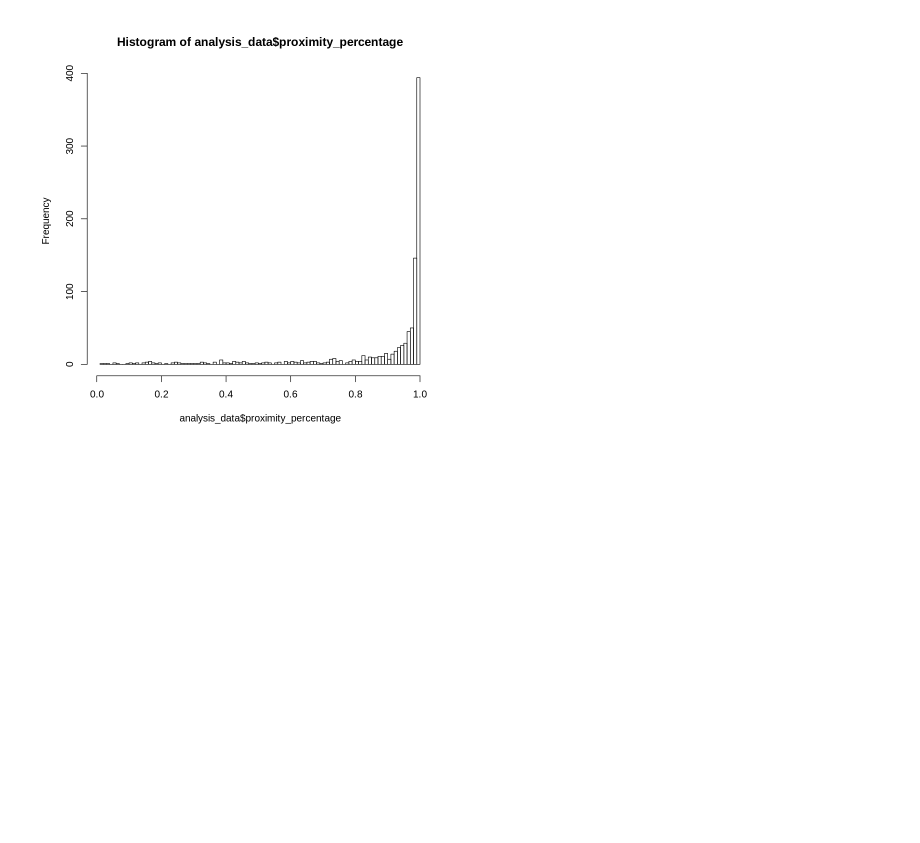
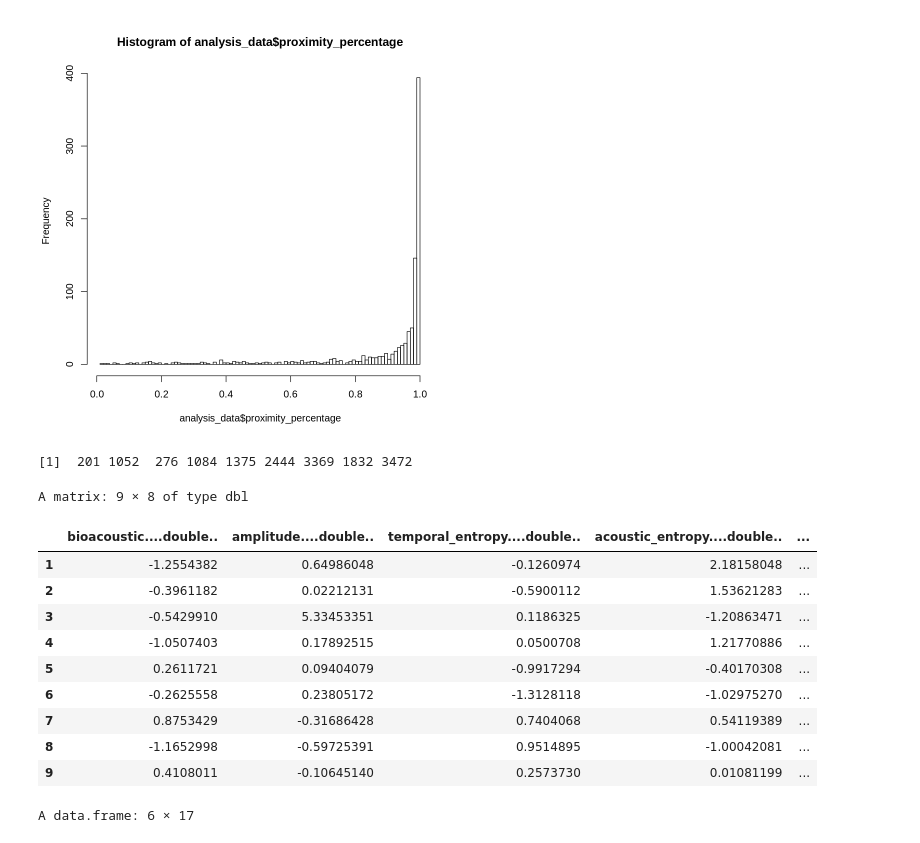
Before and after one commit to UMI-iGlobes/soundscapes, a Jupyter notebook: Jupyter/Post-Lockdown Analysis.ipynb, the cells around one changed output. Saved outputs shown, nothing was run; the diff lists cells and outputs as text; code cells hidden in the pictures; blank space fills up the shorter version.

```diff
--- a/Jupyter/Post-Lockdown Analysis.ipynb
+++ b/Jupyter/Post-Lockdown Analysis.ipynb
@@ -157,0 +164,21 @@ hist(analysis_data$proximity_percentage,breaks=100)
+# %%
+total <- rbind(old_data[7:14], new_data[4:11])
+fit <- kmeans(total,9,iter.max=30)
+fit$size
+fit$centers
+added_post_clustering <- data.frame(old_data, fit$cluster[1:nrow(old_data)])
+head(added_post_clustering)
+# %% [output]
+[1]  201 1052  276 1084 1375 2444 3369 1832 3472
+A matrix: 9 × 8 of type dbl
+|  | bioacoustic....double.. | amplitude....double.. | temporal_entropy....double.. | acoustic_entropy....double.. | ... |
+| 1 | -1.2554382 | 0.64986048 | -0.1260974 | 2.18158048 | ... |
+| 2 | -0.3961182 | 0.02212131 | -0.5900112 | 1.53621283 | ... |
+| 3 | -0.5429910 | 5.33453351 | 0.1186325 | -1.20863471 | ... |
+| 4 | -1.0507403 | 0.17892515 | 0.0500708 | 1.21770886 | ... |
+| 5 | 0.2611721 | 0.09404079 | -0.9917294 | -0.40170308 | ... |
+| 6 | -0.2625558 | 0.23805172 | -1.3128118 | -1.02975270 | ... |
+| 7 | 0.8753429 | -0.31686428 | 0.7404068 | 0.54119389 | ... |
+| 8 | -1.1652998 | -0.59725391 | 0.9514895 | -1.00042081 | ... |
+| 9 | 0.4108011 | -0.10645140 | 0.2573730 | 0.01081199 | ... |
+A data.frame: 6 × 17
```
Also changed, not shown: parts of 5 cells of this notebook, 1 other file.
